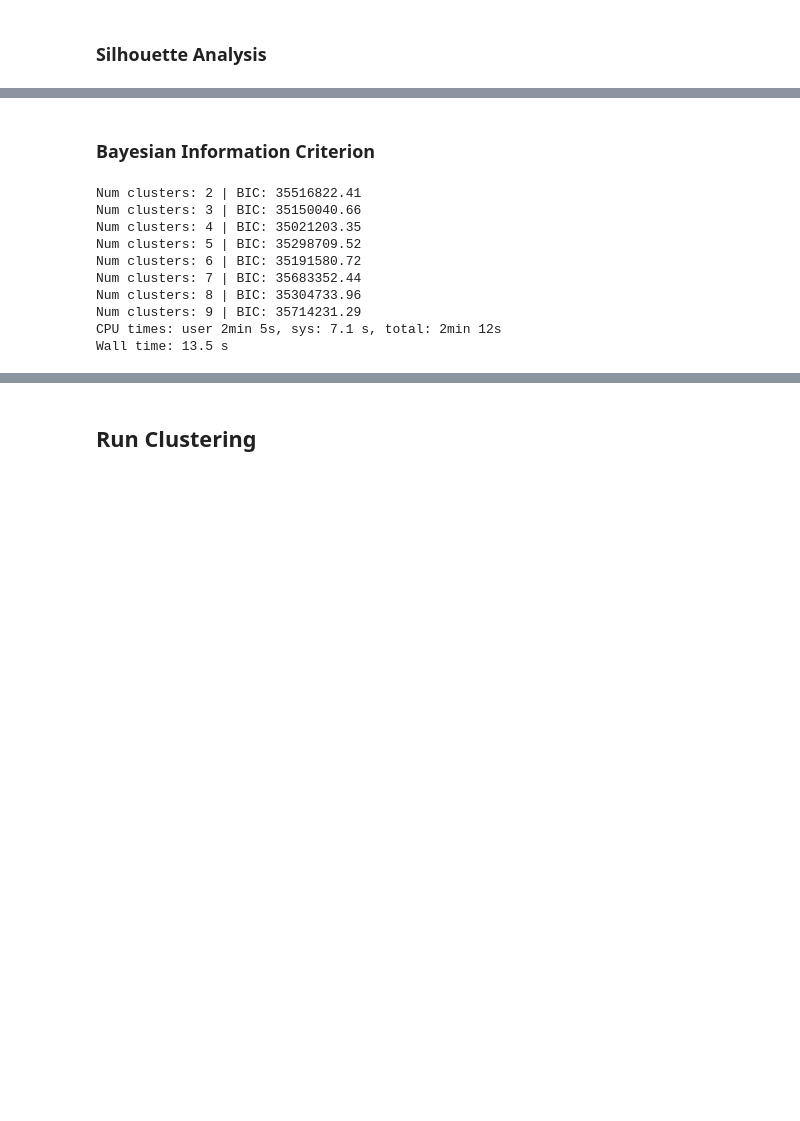
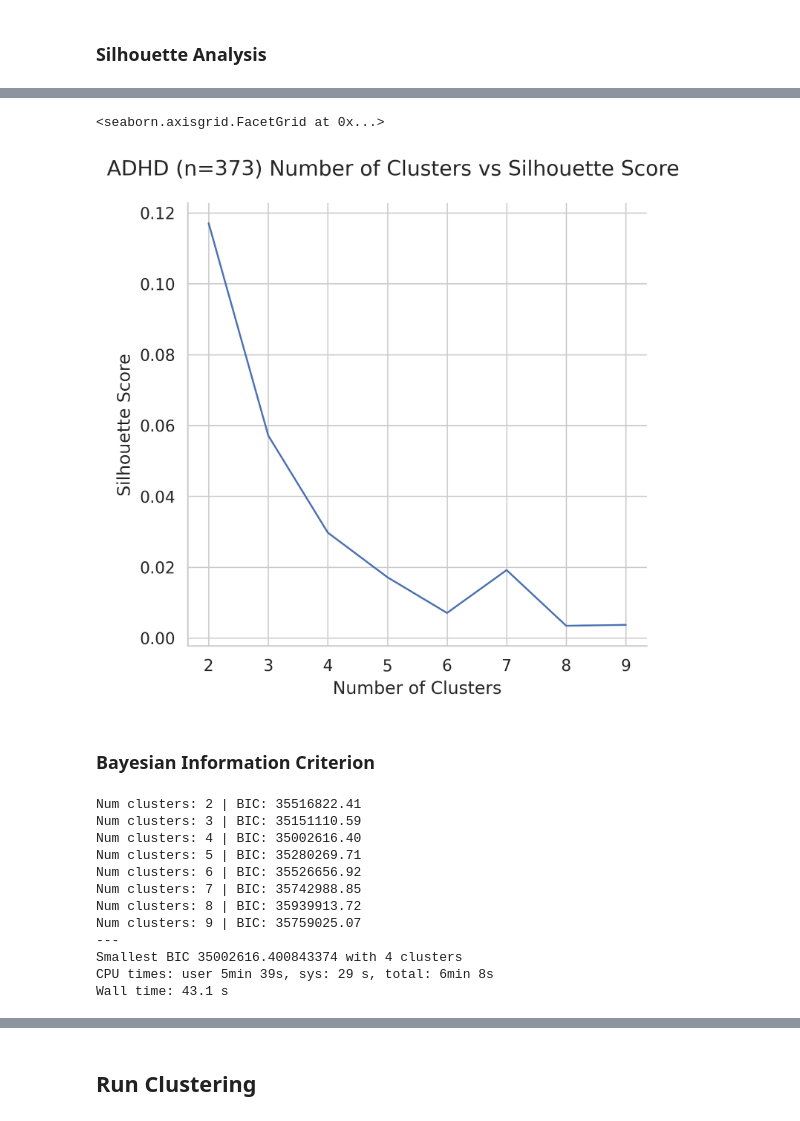
Before and after one commit to Brian-Pho/MSc_Research-Project, a Jupyter notebook: src/Models/KMeans.ipynb, the cells around one changed output, grey strips where cells are left out. Cells and saved outputs as stored; diff of their text form; code cells hidden in the pictures; blank space fills up the shorter version.

```diff
--- a/src/Models/KMeans.ipynb
+++ b/src/Models/KMeans.ipynb
@@ -40,6 +42,9 @@ from sklearn.mixture import GaussianMixture
 from sklearn.preprocessing import StandardScaler
 # %% [markdown]
 ## Determine number of clusters
+# %%
+range_n_clusters = [n for n in range(2, 10)]
+X = StandardScaler().fit_transform(X)
 # %% [markdown]
 ### Silhouette Analysis
 # %%
@@ -60,29 +78,41 @@ Num clusters: 5 | Avg silhouette score: 0.04043480381369591
+# %%
+g = sns.relplot(x=range_n_clusters, y=silhouette_scores, kind="line")
+g.fig.subplots_adjust(top=0.9)
+g.fig.suptitle(f'ADHD (n={X.shape[0]}) Number of Clusters vs Silhouette Score')
+g.set_axis_labels('Number of Clusters', 'Silhouette Score')
+# %% [output]
+<seaborn.axisgrid.FacetGrid at 0x...>
+[figure, added]
 # %% [markdown]
 ### Bayesian Information Criterion
 # %%
 %%time
 
-range_n_clusters = [n for n in range(2, 10)]
 bics = []
-X_ss = StandardScaler().fit_transform(X)
 
 for n_clusters in range_n_clusters:
     gmm = GaussianMixture(n_components=n_clusters, covariance_type='diag', reg_covar=1e-5)
-    gmm.fit(X_ss)
-    bic = gmm.bic(X_ss)
+    gmm.fit(X)
+    bic = gmm.bic(X)
     bics.append(bic)
     print(f'Num clusters: {n_clusters} | BIC: {bic:.2f}')
+
+min_bic_index = np.argmin(bics)
+print('---')
+print(f'Smallest BIC {bics[min_bic_index]} with {range_n_clusters[min_bic_index]} clusters')
 # %% [output]
 Num clusters: 2 | BIC: 35516822.41
-Num clusters: 3 | BIC: 35150040.66
-Num clusters: 4 | BIC: 35021203.35
-Num clusters: 5 | BIC: 35298709.52
-Num clusters: 6 | BIC: 35191580.72
-Num clusters: 7 | BIC: 35683352.44
-Num clusters: 8 | BIC: 35304733.96
-Num clusters: 9 | BIC: 35714231.29
-CPU times: user 2min 5s, sys: 7.1 s, total: 2min 12s
-Wall time: 13.5 s
+Num clusters: 3 | BIC: 35151110.59
+Num clusters: 4 | BIC: 35002616.40
+Num clusters: 5 | BIC: 35280269.71
+Num clusters: 6 | BIC: 35526656.92
+Num clusters: 7 | BIC: 35742988.85
+Num clusters: 8 | BIC: 35939913.72
+Num clusters: 9 | BIC: 35759025.07
+---
+Smallest BIC 35002616.400843374 with 4 clusters
+CPU times: user 5min 39s, sys: 29 s, total: 6min 8s
+Wall time: 43.1 s
 # %%
 g = sns.relplot(x=range_n_clusters, y=bics, kind="line")
 g.fig.subplots_adjust(top=0.9)
```
Also changed, not shown: parts of 21 cells of this notebook, 19 other files.
